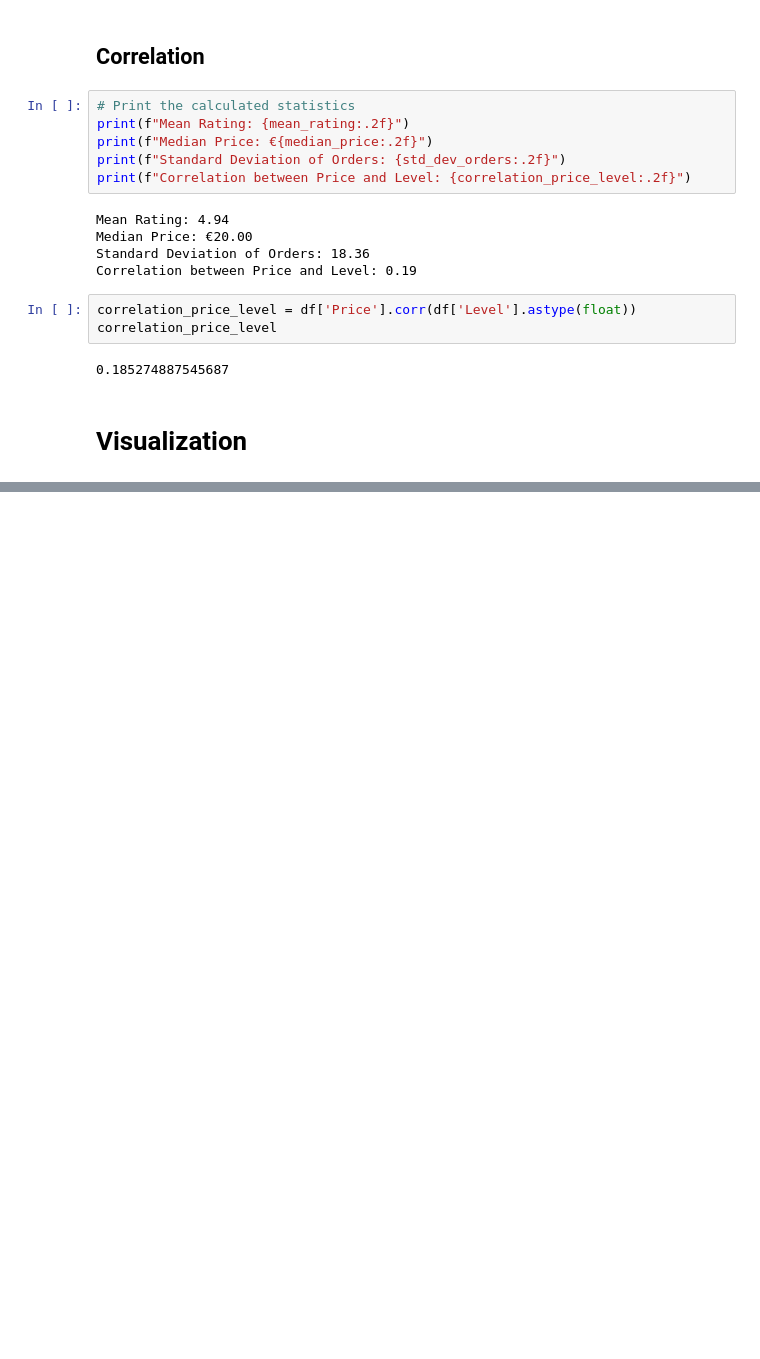
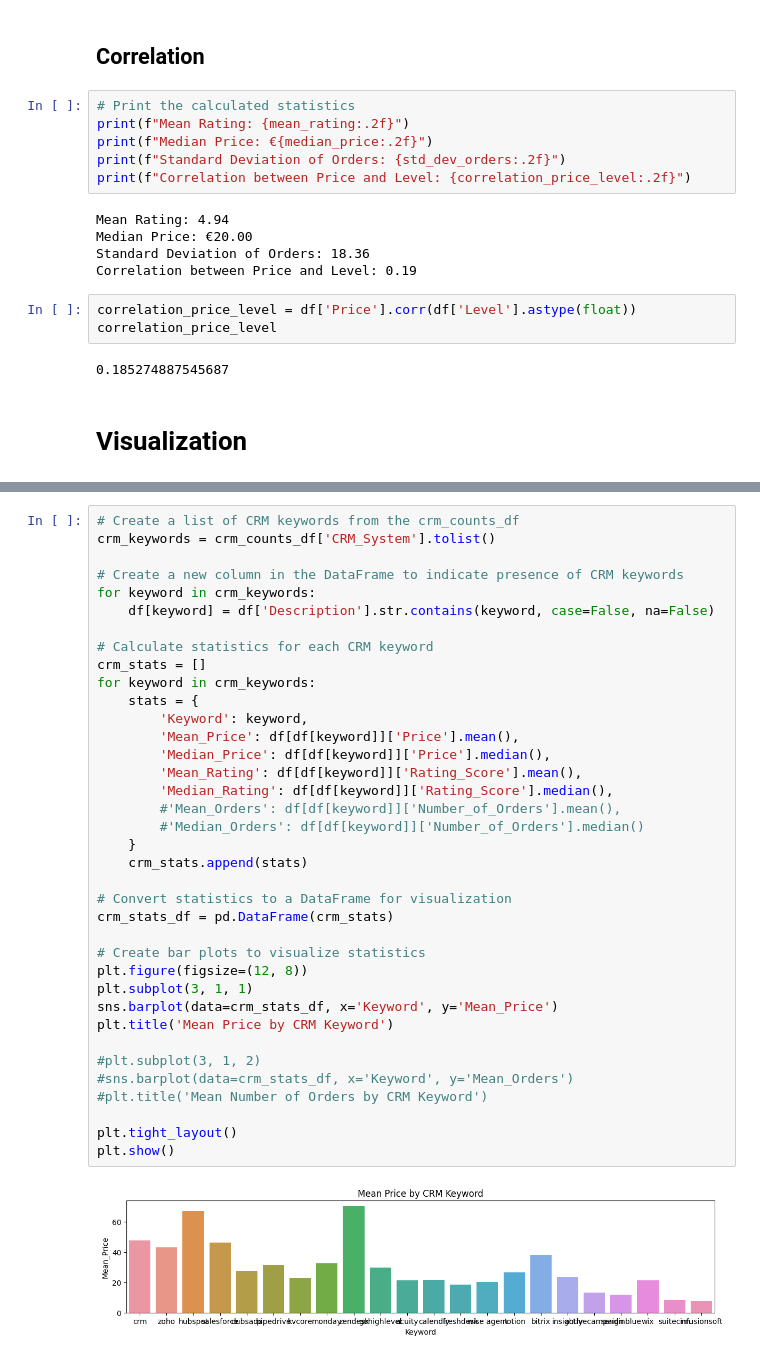
Before and after one commit to baranouskiart/fiverr-crm_consultant, a Jupyter notebook: crm_exprerts_fiverr_2023.ipynb, the cells around one changed output, grey strips where cells are left out. Cells and saved outputs as stored; diff of their text form; blank space fills up the shorter version.

```diff
--- a/crm_exprerts_fiverr_2023.ipynb
+++ b/crm_exprerts_fiverr_2023.ipynb
@@ -250,0 +312,39 @@ print(df.columns)
+# %%
+# Create a list of CRM keywords from the crm_counts_df
+crm_keywords = crm_counts_df['CRM_System'].tolist()
+
+# Create a new column in the DataFrame to indicate presence of CRM keywords
+for keyword in crm_keywords:
+    df[keyword] = df['Description'].str.contains(keyword, case=False, na=False)
+
+# Calculate statistics for each CRM keyword
+crm_stats = []
+for keyword in crm_keywords:
+    stats = {
+        'Keyword': keyword,
+        'Mean_Price': df[df[keyword]]['Price'].mean(),
+        'Median_Price': df[df[keyword]]['Price'].median(),
+        'Mean_Rating': df[df[keyword]]['Rating_Score'].mean(),
+        'Median_Rating': df[df[keyword]]['Rating_Score'].median(),
+        #'Mean_Orders': df[df[keyword]]['Number_of_Orders'].mean(),
+        #'Median_Orders': df[df[keyword]]['Number_of_Orders'].median()
+    }
+    crm_stats.append(stats)
+
+# Convert statistics to a DataFrame for visualization
+crm_stats_df = pd.DataFrame(crm_stats)
+
+# Create bar plots to visualize statistics
+plt.figure(figsize=(12, 8))
+plt.subplot(3, 1, 1)
+sns.barplot(data=crm_stats_df, x='Keyword', y='Mean_Price')
+plt.title('Mean Price by CRM Keyword')
+
+#plt.subplot(3, 1, 2)
+#sns.barplot(data=crm_stats_df, x='Keyword', y='Mean_Orders')
+#plt.title('Mean Number of Orders by CRM Keyword')
+
+plt.tight_layout()
+plt.show()
+# %% [output]
+[figure, added]
```
Also changed, not shown: parts of 13 cells of this notebook.
